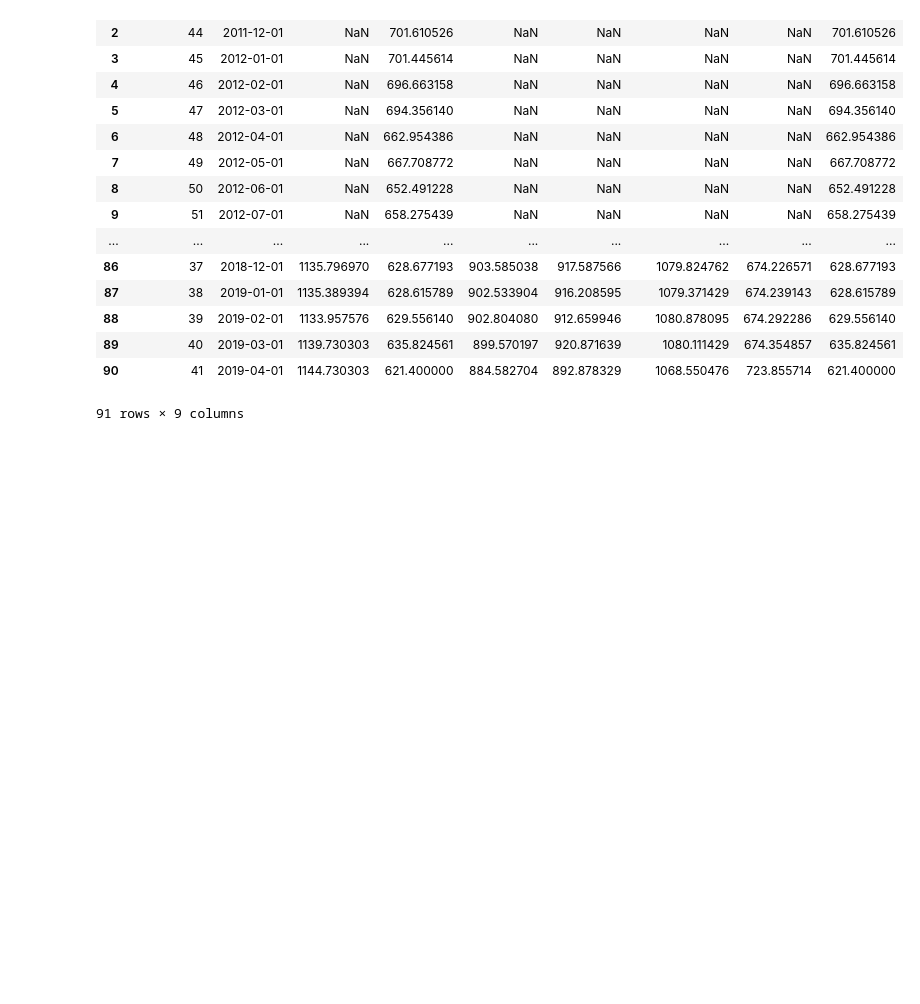
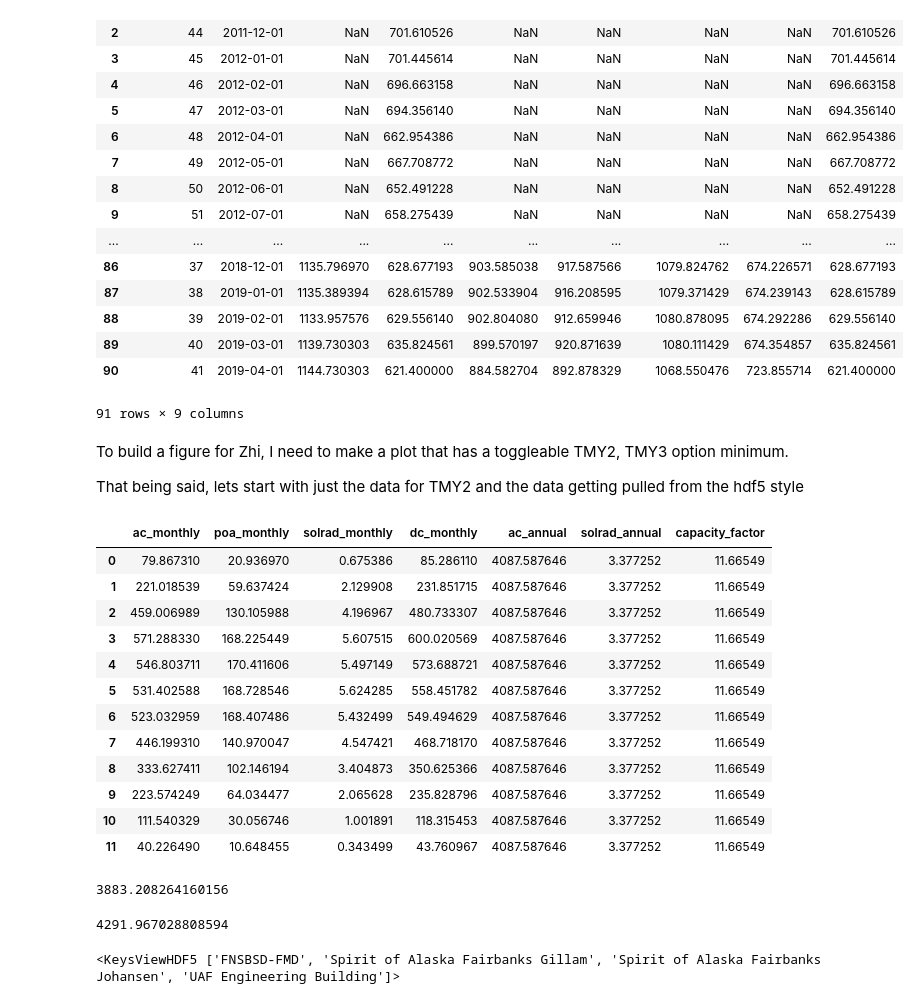
Before and after one commit to acep-uaf/ACEP_solar, a Jupyter notebook: Experimental_Bokeh_Plotting.ipynb, the cells around one changed output. Saved outputs shown, nothing was run; the diff lists cells and outputs as text; code cells hidden in the pictures; blank space fills up the shorter version.

```diff
--- a/Experimental_Bokeh_Plotting.ipynb
+++ b/Experimental_Bokeh_Plotting.ipynb
@@ -224,3 +224,7 @@ p.legend.click_policy="hide"
 output_file("interactive_fairbanks.html", title="interactive_fairbanks_panel_example")
 
 show(p)
+# %% [markdown]
+To build a figure for Zhi, I need to make a plot that has a toggleable TMY2, TMY3 option minimum.
+
+That being said, lets start with just the data for TMY2 and the data getting pulled from the hdf5 style
@@ -226,0 +244,19 @@ show(p)
+# %%
+#Start with Fairbanks
+nrel_tmy2_json, nrel_tmy2_dataframe = nrel_api_interface.call_pvwatts(64.836995, -147.669644, 50, 'TMY2')
+# %%
+nrel_tmy2_dataframe
+# %% [output]
+|  | ac_monthly | poa_monthly | solrad_monthly | dc_monthly | ac_annual | solrad_annual | capacity_factor |
+| 0 | 79.867310 | 20.936970 | 0.675386 | 85.286110 | 4087.587646 | 3.377252 | 11.66549 |
+| 1 | 221.018539 | 59.637424 | 2.129908 | 231.851715 | 4087.587646 | 3.377252 | 11.66549 |
+| 2 | 459.006989 | 130.105988 | 4.196967 | 480.733307 | 4087.587646 | 3.377252 | 11.66549 |
+| 3 | 571.288330 | 168.225449 | 5.607515 | 600.020569 | 4087.587646 | 3.377252 | 11.66549 |
+| 4 | 546.803711 | 170.411606 | 5.497149 | 573.688721 | 4087.587646 | 3.377252 | 11.66549 |
+| 5 | 531.402588 | 168.728546 | 5.624285 | 558.451782 | 4087.587646 | 3.377252 | 11.66549 |
+| 6 | 523.032959 | 168.407486 | 5.432499 | 549.494629 | 4087.587646 | 3.377252 | 11.66549 |
+| 7 | 446.199310 | 140.970047 | 4.547421 | 468.718170 | 4087.587646 | 3.377252 | 11.66549 |
+| 8 | 333.627411 | 102.146194 | 3.404873 | 350.625366 | 4087.587646 | 3.377252 | 11.66549 |
+| 9 | 223.574249 | 64.034477 | 2.065628 | 235.828796 | 4087.587646 | 3.377252 | 11.66549 |
+| 10 | 111.540329 | 30.056746 | 1.001891 | 118.315453 | 4087.587646 | 3.377252 | 11.66549 |
+| 11 | 40.226490 | 10.648455 | 0.343499 | 43.760967 | 4087.587646 | 3.377252 | 11.66549 |
@@ -226,0 +266,8 @@ show(p)
+# %%
+nrel_tmy2_low
+# %% [output]
+3883.208264160156
+# %%
+nrel_tmy2_high
+# %% [output]
+4291.967028808594
@@ -226,0 +278,4 @@ show(p)
+# %%
+hdf5_fairbanks.keys()
+# %% [output]
+<KeysViewHDF5 ['FNSBSD-FMD', 'Spirit of Alaska Fairbanks Gillam', 'Spirit of Alaska Fairbanks Johansen', 'UAF Engineering Building']>
```
Also changed, not shown: parts of 17 cells of this notebook.
